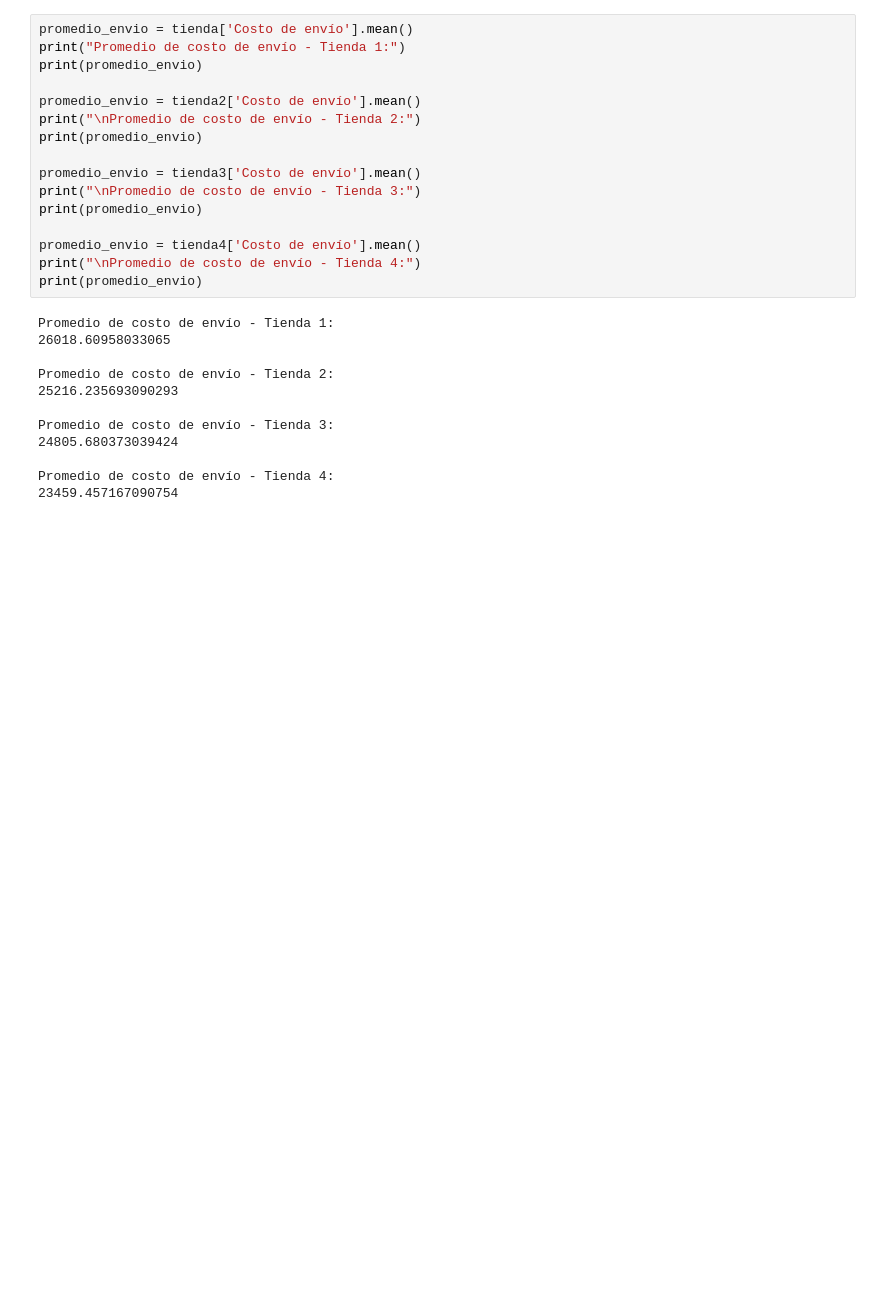
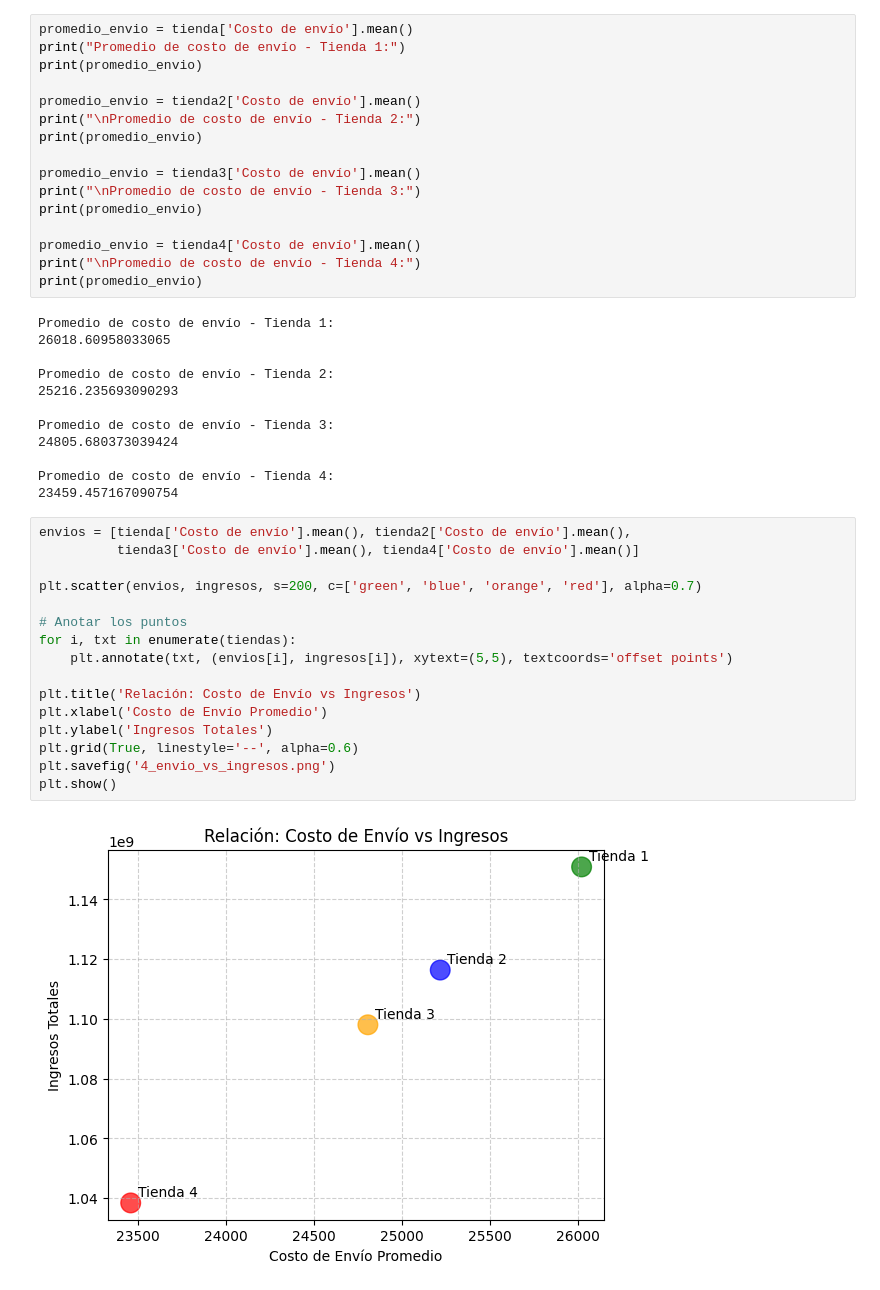
Before and after one commit to fabrizzio2901/Practicando-Python, a Jupyter notebook: challenge.ipynb, the cells around one changed output. Drawn from its saved outputs; the diff is of its cells as text; blank space fills up the shorter version.

```diff
--- a/challenge.ipynb
+++ b/challenge.ipynb
@@ -176,3 +213,21 @@ Promedio de costo de envío - Tienda 3:
 
 Promedio de costo de envío - Tienda 4:
 23459.457167090754
+# %%
+envios = [tienda['Costo de envío'].mean(), tienda2['Costo de envío'].mean(),
+          tienda3['Costo de envío'].mean(), tienda4['Costo de envío'].mean()]
+
+plt.scatter(envios, ingresos, s=200, c=['green', 'blue', 'orange', 'red'], alpha=0.7)
+
+# Anotar los puntos
+for i, txt in enumerate(tiendas):
+    plt.annotate(txt, (envios[i], ingresos[i]), xytext=(5,5), textcoords='offset points')
+
+plt.title('Relación: Costo de Envío vs Ingresos')
+plt.xlabel('Costo de Envío Promedio')
+plt.ylabel('Ingresos Totales')
+plt.grid(True, linestyle='--', alpha=0.6)
+plt.savefig('4_envio_vs_ingresos.png')
+plt.show()
+# %% [output]
+[figure, added]
```
Also changed, not shown: parts of 3 cells of this notebook.
